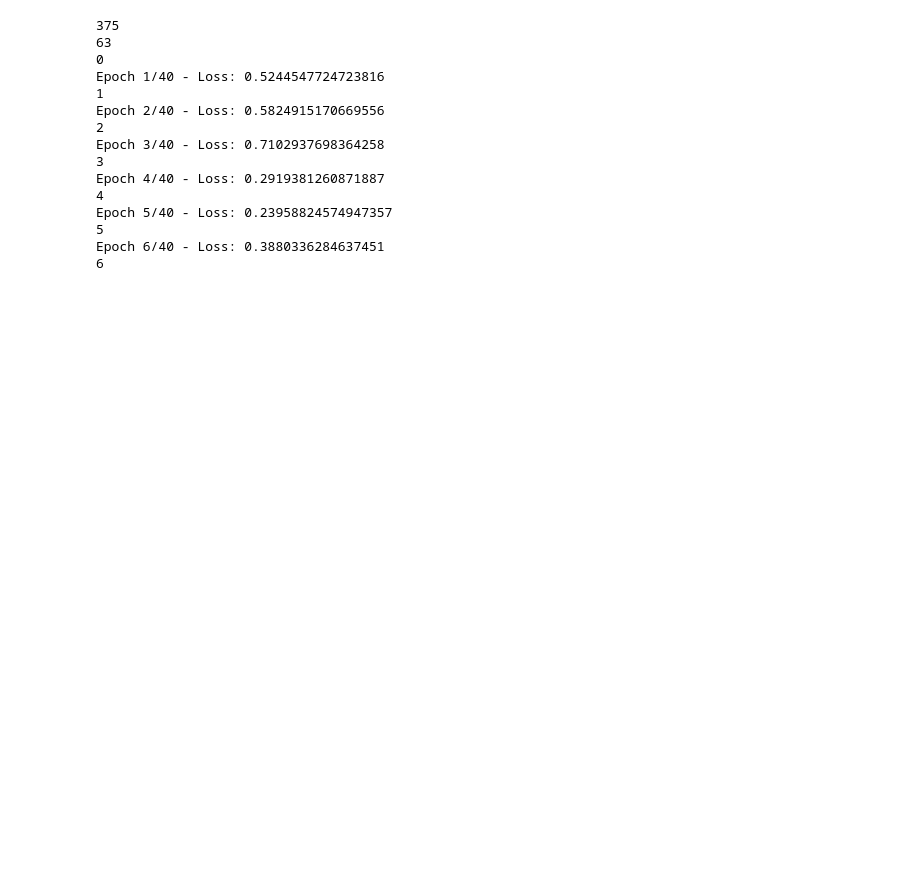
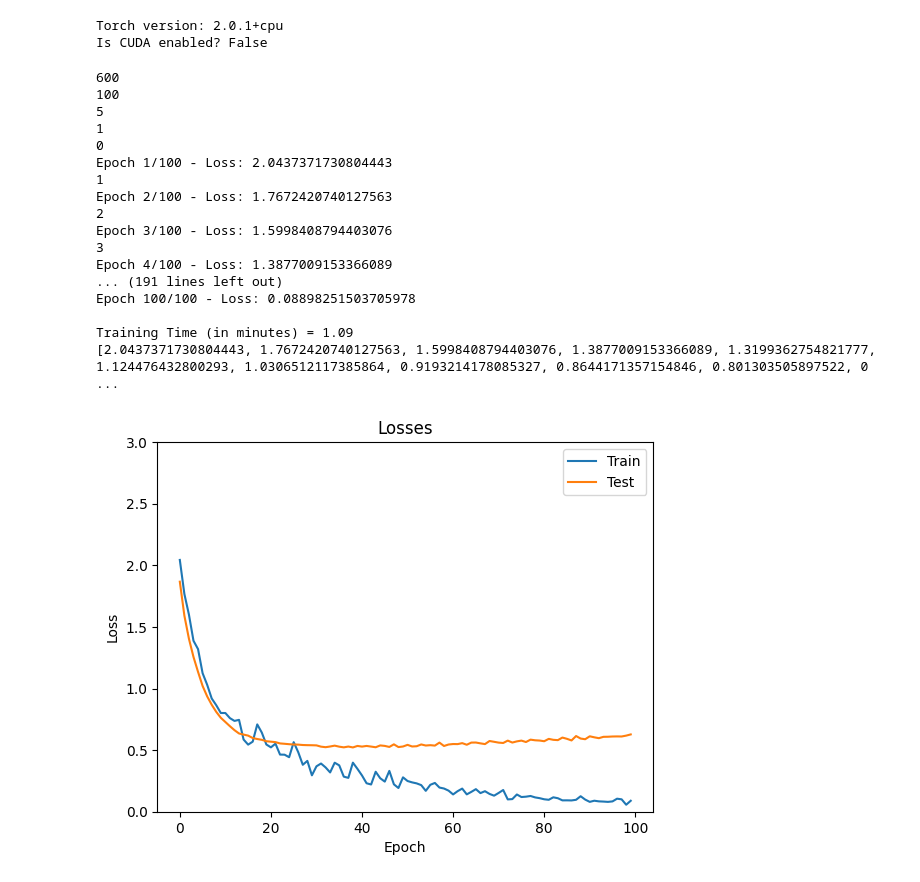
Before and after one commit to Filipstrozik/NeuralNetworks, a Jupyter notebook: CW5/lista5.ipynb, the cells around one changed output. Saved outputs shown, nothing was run; the diff lists cells and outputs as text; code cells hidden in the pictures; blank space fills up the shorter version.

Commit message:
1 percent of data

```diff
--- a/CW5/lista5.ipynb
+++ b/CW5/lista5.ipynb
@@ -1,3 +1,12 @@
+# %%
+import torch
+
+print("Torch version:",torch.__version__)
+
+print("Is CUDA enabled?",torch.cuda.is_available())
+# %% [output]
+Torch version: 2.0.1+cpu
+Is CUDA enabled? False
 # %%
 import time
 from torchvision import transforms, datasets
@@ -27,18 +36,21 @@ test_data = datasets.FashionMNIST('path', download=True, train=False, transform=
 
 train_indices = list(range(len(train_data)))
 random.shuffle(train_indices)
-train_indices_10_percent = train_indices[:len(train_indices)//10]
+train_indices_10_percent = train_indices[:len(train_indices)//100]
 
 test_indices = list(range(len(test_data)))
 random.shuffle(test_indices)
-test_indices_10_percent = test_indices[:len(test_indices)//10]
+test_indices_10_percent = test_indices[:len(test_indices)//100]
 
 train_data_10_percent = Subset(train_data, train_indices_10_percent)
 test_data_10_percent = Subset(test_data, test_indices_10_percent)
 
+
+print(len(train_data_10_percent))
+print(len(test_data_10_percent))
 #Define a dataloader to load data
-train_loader = torch.utils.data.DataLoader(train_data_10_percent, batch_size=16, shuffle=True)
-test_loader = torch.utils.data.DataLoader(test_data_10_percent, batch_size=16, shuffle=True)
+train_loader = torch.utils.data.DataLoader(train_data_10_percent, batch_size=128, shuffle=True)
+test_loader = torch.utils.data.DataLoader(test_data_10_percent, batch_size=128, shuffle=True)
 
 print(len(train_loader))
 print(len(test_loader))
@@ -91,43 +103,46 @@ def plot_loss(losses, title):
 
 # Define the network architecture
 model = nn.Sequential(nn.Linear(784, 128),
                       nn.LeakyReLU(),
                       nn.Linear(128, 64),
                       nn.LeakyReLU(),
                       nn.Linear(64, 10),
                       nn.LogSoftmax(dim = 1))
 
 def init_xavier(m):
     if isinstance(m, nn.Linear):
         init.xavier_normal_(m.weight)
         init.constant_(m.bias, 0)
 
 model.apply(init_xavier)
 
 # Define the loss
 criterion = nn.NLLLoss();
 
 # Define the optimizer
-optimizer = optim.Adam(model.parameters(), lr=0.003)
-epochs = 40
+optimizer = optim.Adam(model.parameters(), lr=0.0002)
+epochs = 100
 
 
 
 losses = train(model, criterion, optimizer, train_loader, test_loader, epochs=epochs)
 plot_loss(losses, 'Losses')
 # %% [output]
-375
-63
+600
+100
+5
+1
 0
-Epoch 1/40 - Loss: 0.5244547724723816
+Epoch 1/100 - Loss: 2.0437371730804443
 1
-Epoch 2/40 - Loss: 0.5824915170669556
+Epoch 2/100 - Loss: 1.7672420740127563
 2
-Epoch 3/40 - Loss: 0.7102937698364258
+Epoch 3/100 - Loss: 1.5998408794403076
 3
-Epoch 4/40 - Loss: 0.2919381260871887
-4
-Epoch 5/40 - Loss: 0.23958824574947357
-5
-Epoch 6/40 - Loss: 0.3880336284637451
-6
+Epoch 4/100 - Loss: 1.3877009153366089
+... (191 lines left out)
+Epoch 100/100 - Loss: 0.08898251503705978
+
+Training Time (in minutes) = 1.09
+[2.0437371730804443, 1.7672420740127563, 1.5998408794403076, 1.3877009153366089, 1.3199362754821777, 1.124476432800293, 1.0306512117385864, 0.9193214178085327, 0.8644171357154846, 0.801303505897522, 0 ...
+[figure, added]
```
